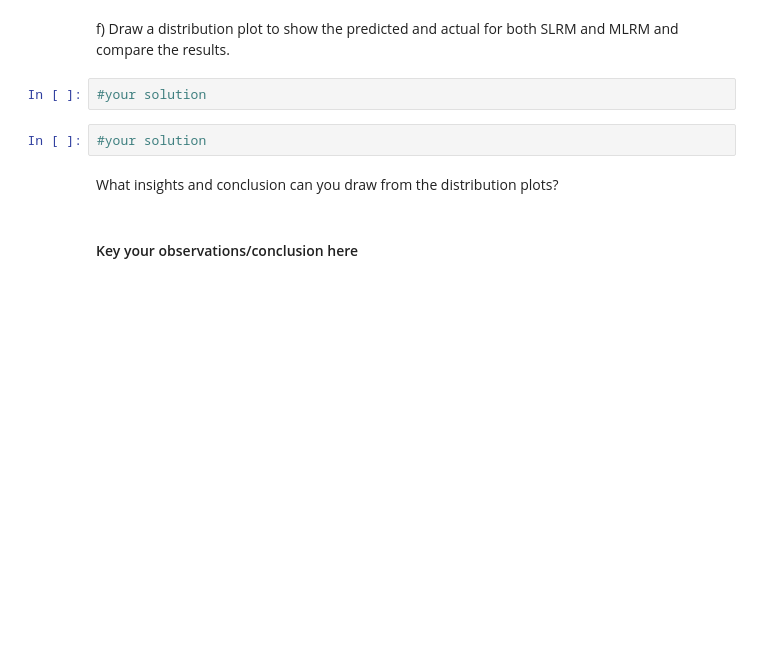
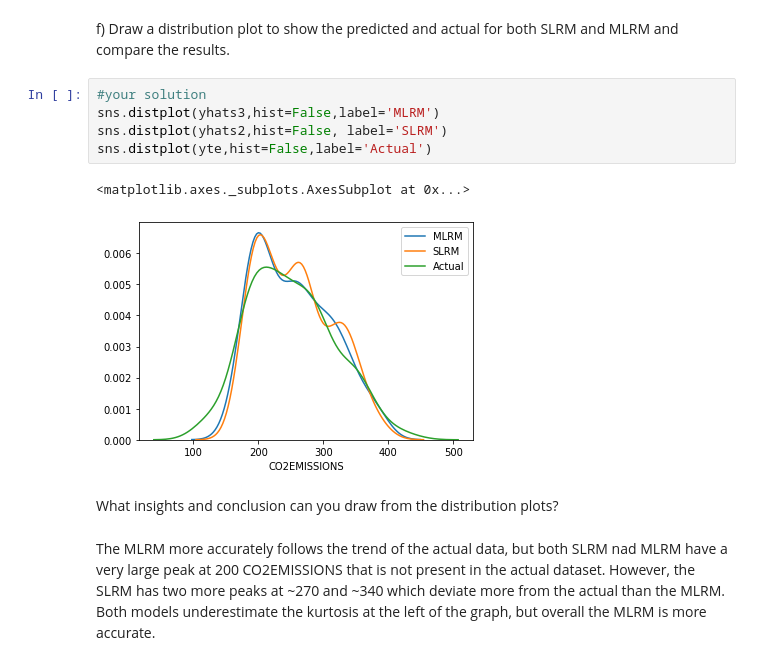
Before and after one commit to BluSteve/CS4132, a Jupyter notebook: Lab8CaoYueran.ipynb, the cells around one changed output. Cells and saved outputs as stored; diff of their text form; blank space fills up the shorter version.

```diff
--- a/Lab8CaoYueran.ipynb
+++ b/Lab8CaoYueran.ipynb
@@ -289,11 +289,15 @@ What insights can you draw from the scatterplot?
 There is a stronger correlation between yte and yhats3 than before. The new model is more accurate.
 # %% [markdown]
 f) Draw a distribution plot to show the predicted and actual for both SLRM and MLRM and compare the results.
-# %%
-#your solution
-# %%
-#your solution
+# %%
+#your solution
+sns.distplot(yhats3,hist=False,label='MLRM')
+sns.distplot(yhats2,hist=False, label='SLRM')
+sns.distplot(yte,hist=False,label='Actual')
+# %% [output]
+<matplotlib.axes._subplots.AxesSubplot at 0x...>
+[figure, added]
 # %% [markdown]
 What insights and conclusion can you draw from the distribution plots?
-# %% [markdown]
-#### Key your observations/conclusion here
+# %% [markdown]
+The MLRM more accurately follows the trend of the actual data, but both SLRM nad MLRM have a very large peak at 200 CO2EMISSIONS that is not present in the actual dataset. However, the SLRM has two more peaks at ~270 and ~340 which deviate more from the actual than the MLRM. Both models underestimate the kurtosis at the left of the graph, but overall the MLRM is more accurate.
```
Also changed, not shown: parts of 1 cell of this notebook, 5 other files.
